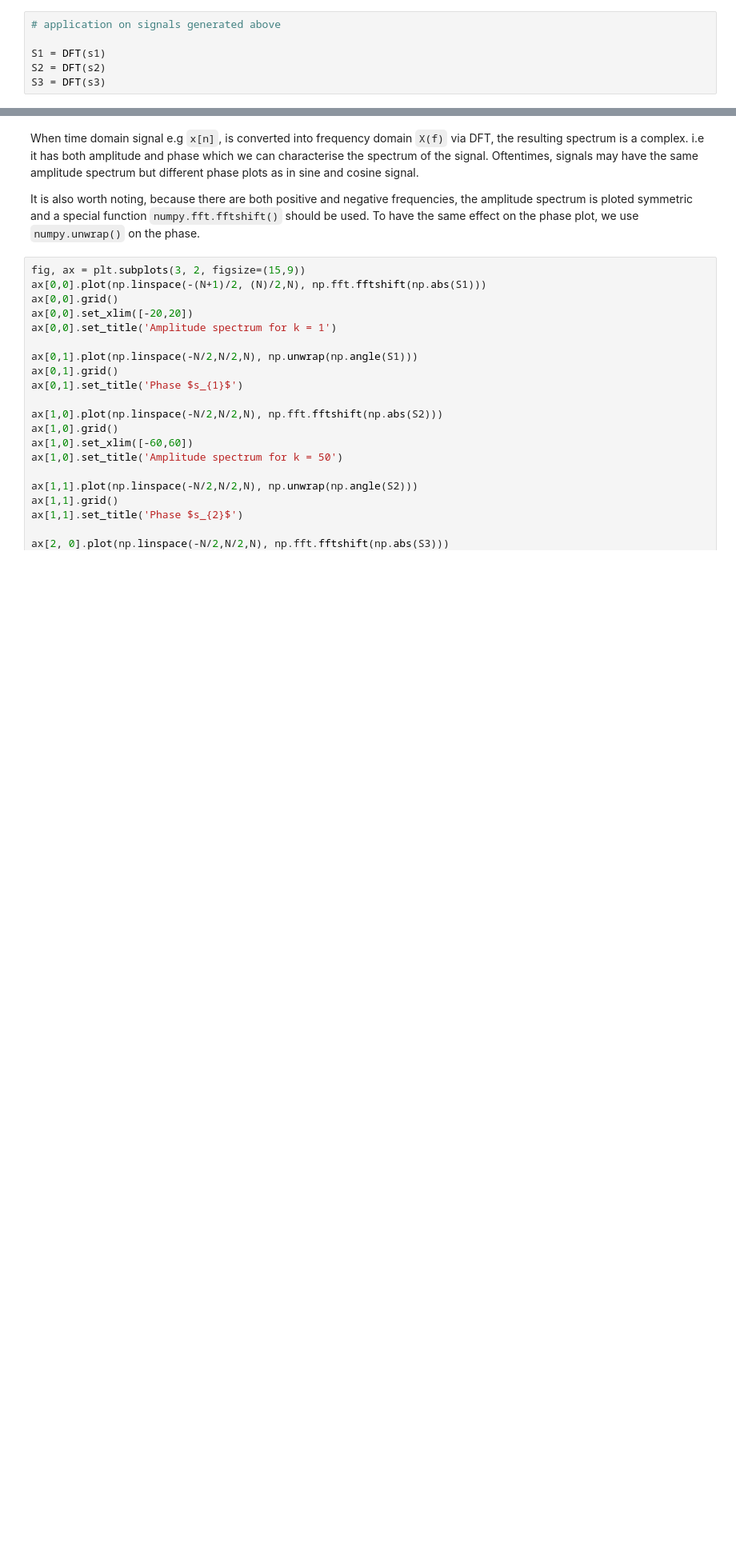
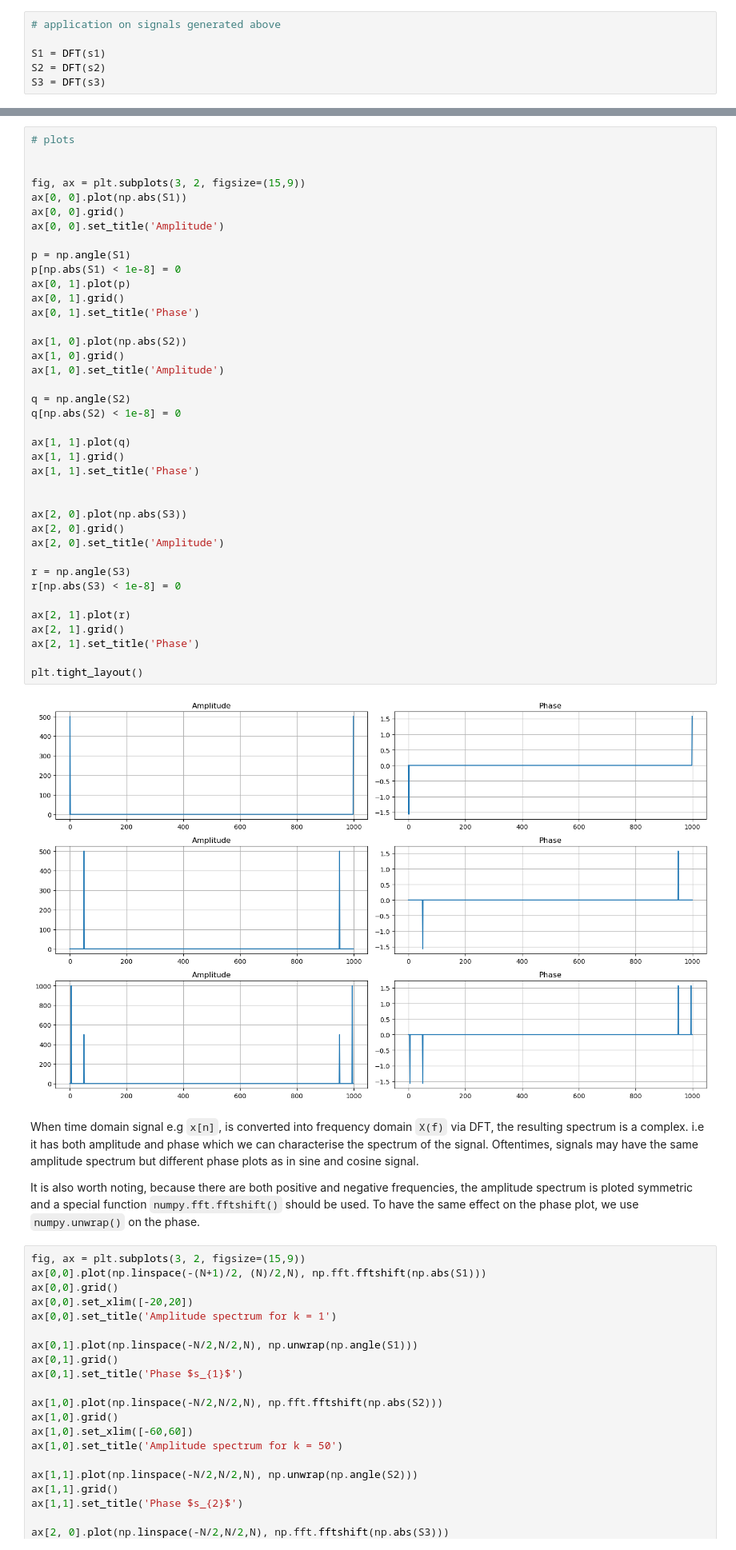
Before and after one commit to kerim325/SIP_Tutorials, a Jupyter notebook: SIP_SS23_Convolution-DFT_Tutorial_Solution.ipynb, the cells around one changed output, grey strips where cells are left out. Shown at 80% size. Cells and saved outputs as stored; diff of their text form; blank space fills up the shorter version.

```diff
--- a/SIP_SS23_Convolution-DFT_Tutorial_Solution.ipynb
+++ b/SIP_SS23_Convolution-DFT_Tutorial_Solution.ipynb
@@ -170,3 +170,44 @@ plt.tight_layout()
+# %%
+# plots
+
+
+fig, ax = plt.subplots(3, 2, figsize=(15,9))
+ax[0, 0].plot(np.abs(S1))
+ax[0, 0].grid()
+ax[0, 0].set_title('Amplitude')
+
+p = np.angle(S1)
+p[np.abs(S1) < 1e-8] = 0
+ax[0, 1].plot(p)
+ax[0, 1].grid()
+ax[0, 1].set_title('Phase')
+
+ax[1, 0].plot(np.abs(S2))
+ax[1, 0].grid()
+ax[1, 0].set_title('Amplitude')
+
+q = np.angle(S2)
+q[np.abs(S2) < 1e-8] = 0
+
+ax[1, 1].plot(q)
+ax[1, 1].grid()
+ax[1, 1].set_title('Phase')
+
+
+ax[2, 0].plot(np.abs(S3))
+ax[2, 0].grid()
+ax[2, 0].set_title('Amplitude')
+
+r = np.angle(S3)
+r[np.abs(S3) < 1e-8] = 0
+
+ax[2, 1].plot(r)
+ax[2, 1].grid()
+ax[2, 1].set_title('Phase')
+
+plt.tight_layout()
+# %% [output]
+[figure, added]
 # %% [markdown]
 When time domain signal e.g `x[n]`, is converted into frequency domain `X(f)` via DFT, the resulting spectrum is a complex. i.e it has both amplitude and phase which we can characterise the spectrum of the signal. Oftentimes, signals may have the same amplitude spectrum but different phase plots as in sine and cosine signal.
 
```
Also changed, not shown: parts of 1 cell of this notebook, 1 other file.
